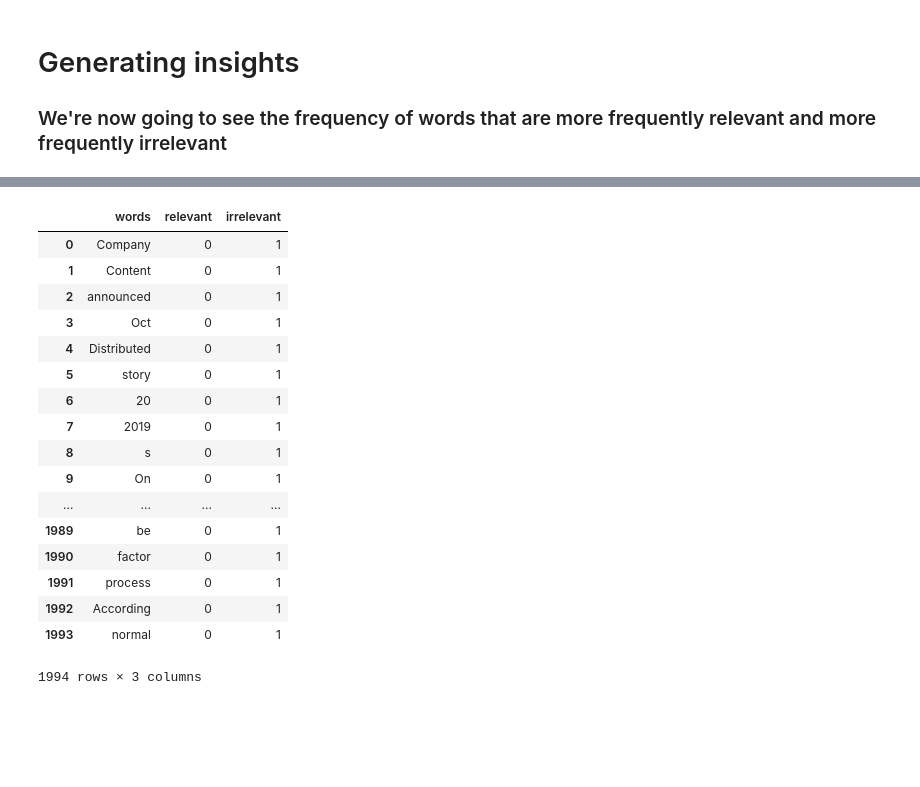
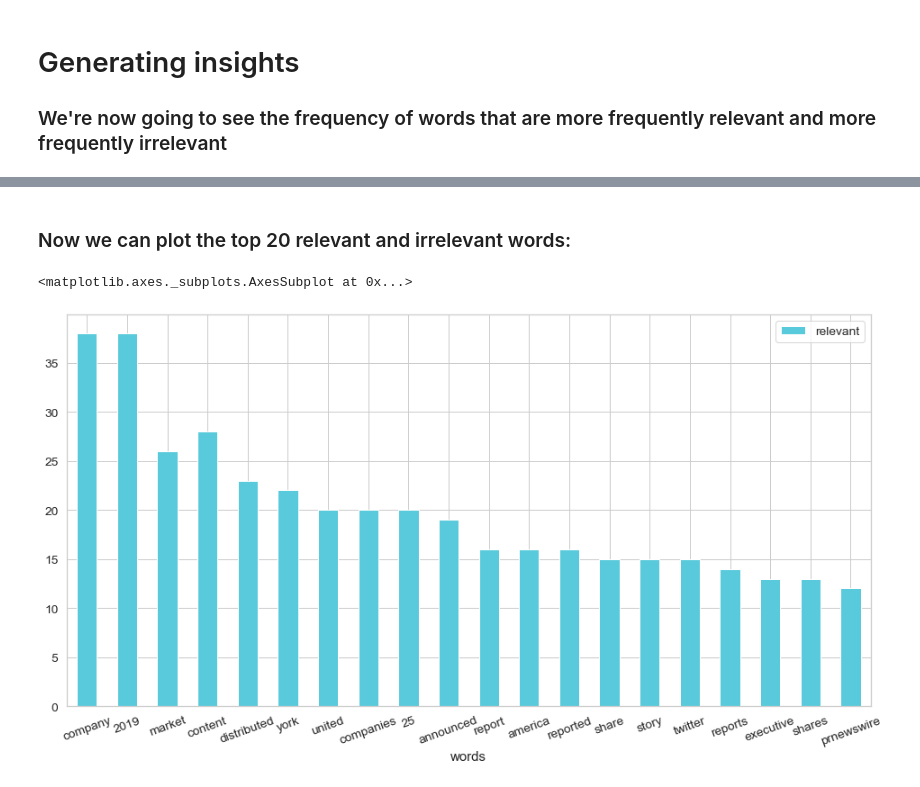
Before and after one commit to apoorva-sh/FAKT-CAPSTONE, a Jupyter notebook: Lime model with bow and xgboost.ipynb, the cells around one changed output, grey strips where cells are left out. Cells and saved outputs as stored; diff of their text form; code cells hidden in the pictures; blank space fills up the shorter version.

```diff
--- a/Lime model with bow and xgboost.ipynb
+++ b/Lime model with bow and xgboost.ipynb
@@ -217,21 +189,0 @@ insights = insights.groupby("words",as_index=False).sum()
-# %%
-insights["diff"] = insights["relevant"] - insights["irrelevant"]
-# %% [output]
-|  | words | relevant | irrelevant |
-| 0 | Company | 0 | 1 |
-| 1 | Content | 0 | 1 |
-| 2 | announced | 0 | 1 |
-| 3 | Oct | 0 | 1 |
-| 4 | Distributed | 0 | 1 |
-| 5 | story | 0 | 1 |
-| 6 | 20 | 0 | 1 |
-| 7 | 2019 | 0 | 1 |
-| 8 | s | 0 | 1 |
-| 9 | On | 0 | 1 |
-| ... | ... | ... | ... |
-| 1989 | be | 0 | 1 |
-| 1990 | factor | 0 | 1 |
-| 1991 | process | 0 | 1 |
-| 1992 | According | 0 | 1 |
-| 1993 | normal | 0 | 1 |
-1994 rows × 3 columns
@@ -238,3 +195,5 @@ insights["diff"] = insights["relevant"] - insights["irrelevant"]
+# %% [markdown]
+### Now we can plot the top 20 relevant and irrelevant words:
 # %%
-rel = insights.sort_values(by="diff",ascending=False)
+rel = insights.sort_values(by="diff",ascending=False).head(20) #get top 20 relevant words
 # %%
@@ -245,0 +201,10 @@ rel.plot.bar(x='words', y='diff', rot=0)
+# %%
+import seaborn as sns
+
+
+sns.set(font_scale=1.25)
+sns.set_style("whitegrid")
+rel.plot.bar(x='words', y='relevant',figsize=(16,8), rot=20, color=(0.34901960784313724, 0.792156862745098, 0.8588235294117647))
+# %% [output]
+<matplotlib.axes._subplots.AxesSubplot at 0x...>
+[figure, added]
```
Also changed, not shown: parts of 11 cells of this notebook.
